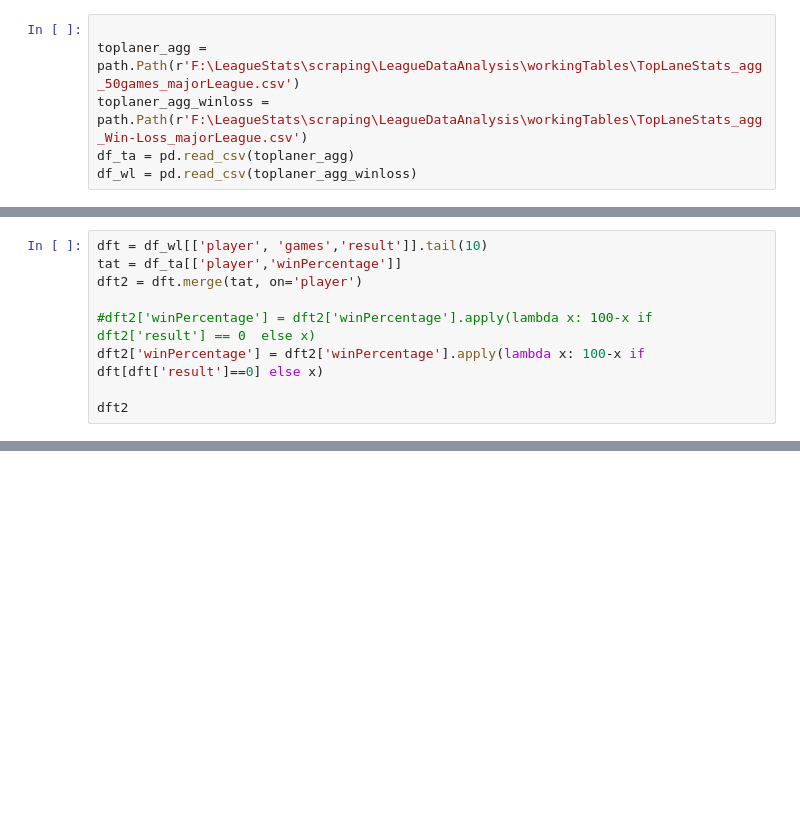
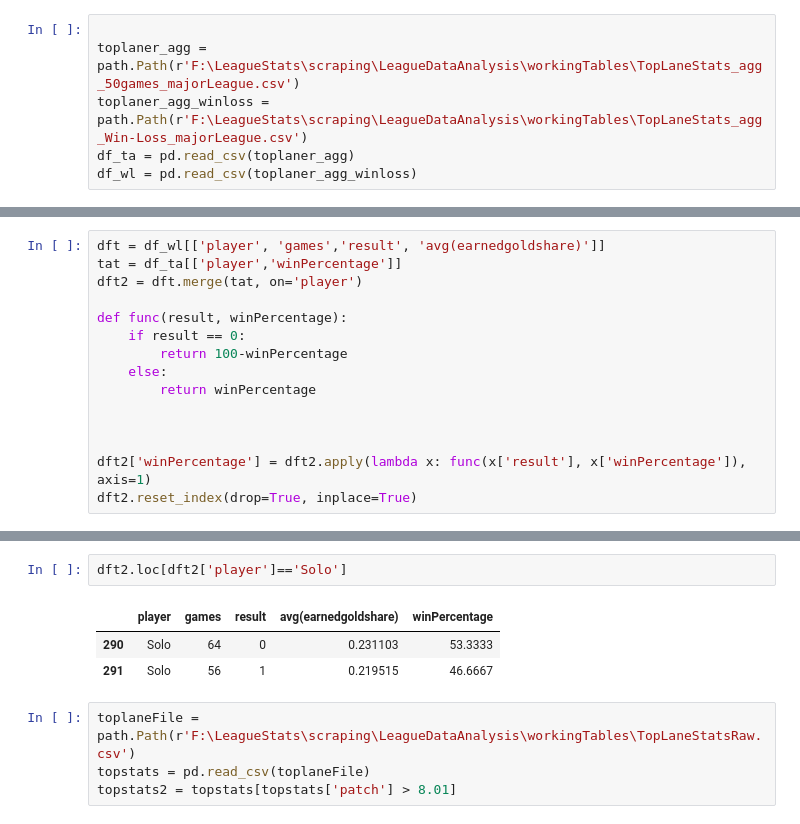
Before and after one commit to Slusks/LeagueDataAnalysis, a Jupyter notebook: toplaneranalysis.ipynb, the cells around one changed output, grey strips where cells are left out. Drawn from its saved outputs; the diff is of its cells as text; blank space fills up the shorter version.

```diff
--- a/toplaneranalysis.ipynb
+++ b/toplaneranalysis.ipynb
@@ -39 +27,16 @@ Index(['player', 'avg(kills)', 'avg(deaths)', 'avg(assists)', 'winPercentage',
+# %%
+dft = df_wl[['player', 'games','result', 'avg(earnedgoldshare)']]
+tat = df_ta[['player','winPercentage']]
+dft2 = dft.merge(tat, on='player')
+
+def func(result, winPercentage):
+    if result == 0:
+        return 100-winPercentage
+    else:
+        return winPercentage
+
+
+
+dft2['winPercentage'] = dft2.apply(lambda x: func(x['result'], x['winPercentage']), axis=1)
+dft2.reset_index(drop=True, inplace=True)
 # %%
@@ -138,9 +80,0 @@ Index(['player', 'avg(kills)', 'avg(deaths)', 'avg(assists)', 'winPercentage',
-# %%
-dft = df_wl[['player', 'games','result']].tail(10)
-tat = df_ta[['player','winPercentage']]
-dft2 = dft.merge(tat, on='player')
-
-#dft2['winPercentage'] = dft2['winPercentage'].apply(lambda x: 100-x if dft2['result'] == 0  else x)
-dft2['winPercentage'] = dft2['winPercentage'].apply(lambda x: 100-x if dft[dft['result']==0] else x)
-
-dft2
@@ -162,0 +100,10 @@ print(len(x))
+# %%
+dft2.loc[dft2['player']=='Solo']
+# %% [output]
+|  | player | games | result | avg(earnedgoldshare) | winPercentage |
+| 290 | Solo | 64 | 0 | 0.231103 | 53.3333 |
+| 291 | Solo | 56 | 1 | 0.219515 | 46.6667 |
+# %%
+toplaneFile = path.Path(r'F:\LeagueStats\scraping\LeagueDataAnalysis\workingTables\TopLaneStatsRaw.csv')
+topstats = pd.read_csv(toplaneFile)
+topstats2 = topstats[topstats['patch'] > 8.01]
```
Also changed, not shown: parts of 15 cells of this notebook, 2 other files.
